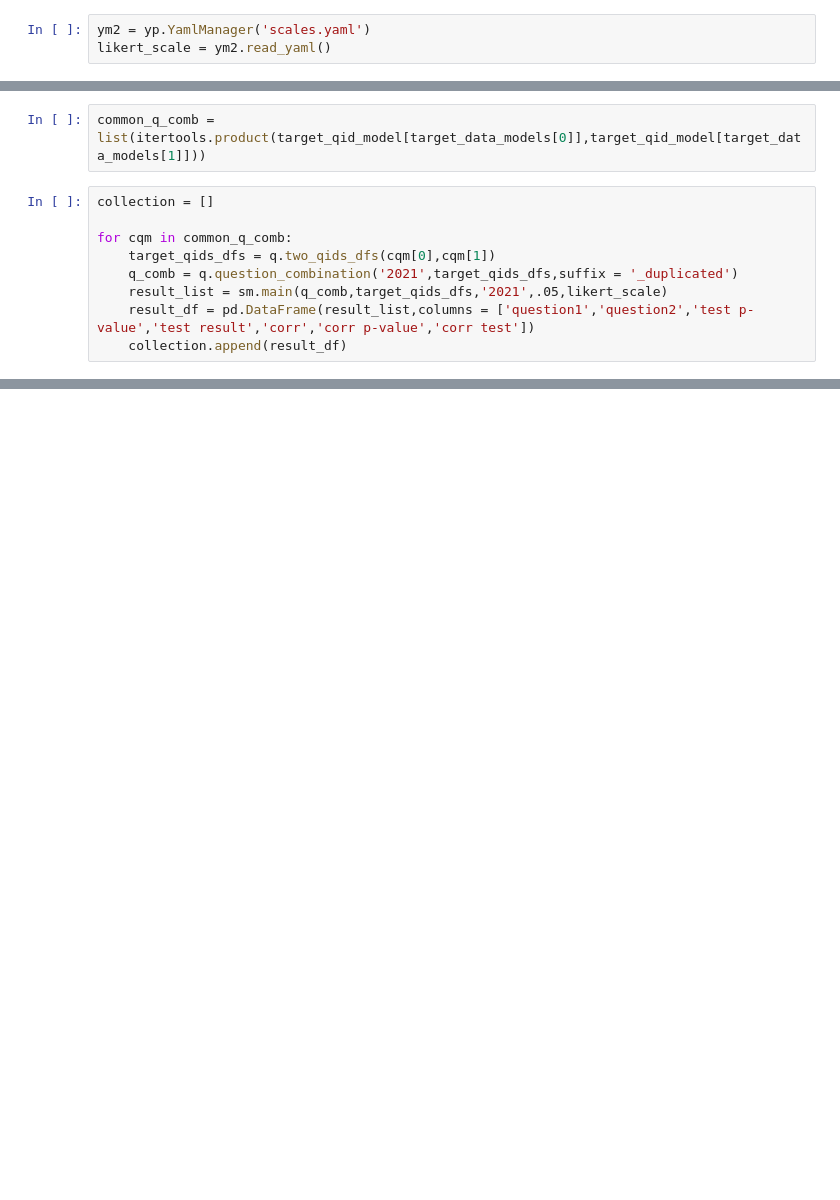
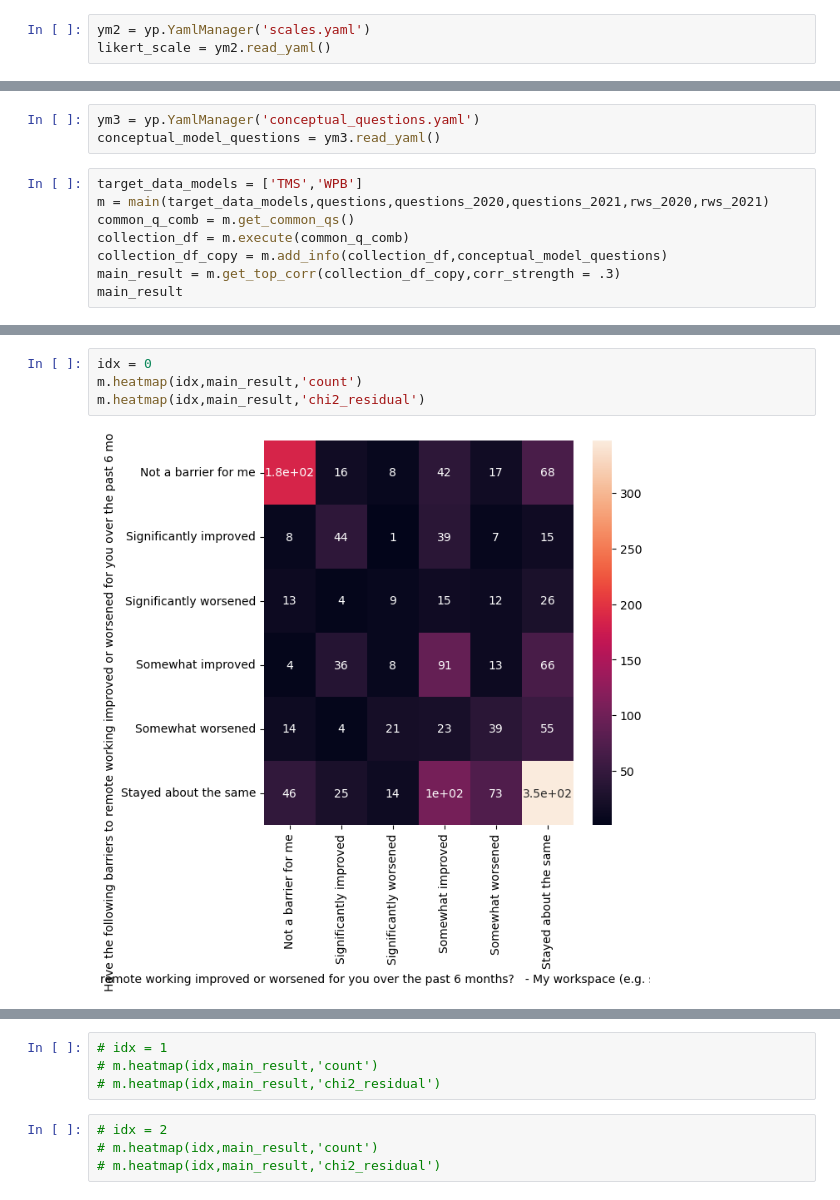
Before and after one commit to ry00iimura/MSDS_DSC672, a Jupyter notebook: conseptual_model/main.ipynb, the cells around one changed output, grey strips where cells are left out. Saved outputs shown, nothing was run; the diff lists cells and outputs as text; blank space fills up the shorter version.

```diff
--- a/conseptual_model/main.ipynb
+++ b/conseptual_model/main.ipynb
@@ -87,11 +105,0 @@ The question numbers of WPB: [31, 32, 34, 35, 56]
-# %%
-common_q_comb = list(itertools.product(target_qid_model[target_data_models[0]],target_qid_model[target_data_models[1]]))
-# %%
-collection = []
-
-for cqm in common_q_comb:
-    target_qids_dfs = q.two_qids_dfs(cqm[0],cqm[1])
-    q_comb = q.question_combination('2021',target_qids_dfs,suffix = '_duplicated')
-    result_list = sm.main(q_comb,target_qids_dfs,'2021',.05,likert_scale)
-    result_df = pd.DataFrame(result_list,columns = ['question1','question2','test p-value','test result','corr','corr p-value','corr test'])
-    collection.append(result_df)
@@ -120,0 +266,11 @@ check = (collection_df[collection_df["test result"] == True].query('corr <0.999'
+# %%
+ym3 = yp.YamlManager('conceptual_questions.yaml')
+conceptual_model_questions = ym3.read_yaml()
+# %%
+target_data_models = ['TMS','WPB']
+m = main(target_data_models,questions,questions_2020,questions_2021,rws_2020,rws_2021)
+common_q_comb = m.get_common_qs()
+collection_df = m.execute(common_q_comb)
+collection_df_copy = m.add_info(collection_df,conceptual_model_questions)
+main_result = m.get_top_corr(collection_df_copy,corr_strength = .3)
+main_result
@@ -120,0 +301,6 @@ check = (collection_df[collection_df["test result"] == True].query('corr <0.999'
+# %%
+idx = 0
+m.heatmap(idx,main_result,'count')
+m.heatmap(idx,main_result,'chi2_residual')
+# %% [output]
+[figure, added]
@@ -120,0 +308,8 @@ check = (collection_df[collection_df["test result"] == True].query('corr <0.999'
+# %%
+# idx = 1
+# m.heatmap(idx,main_result,'count')
+# m.heatmap(idx,main_result,'chi2_residual')
+# %%
+# idx = 2
+# m.heatmap(idx,main_result,'count')
+# m.heatmap(idx,main_result,'chi2_residual')
```
Also changed, not shown: parts of 116 cells of this notebook, 7 other files.
